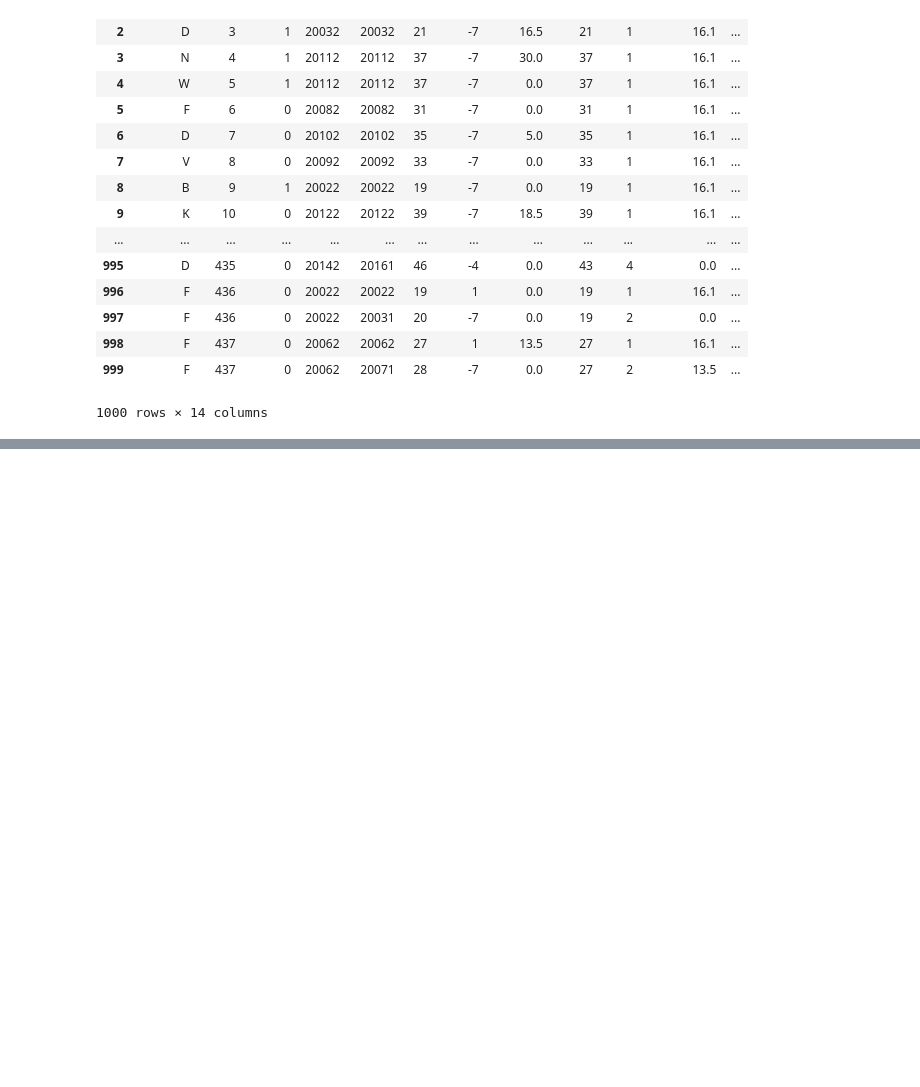
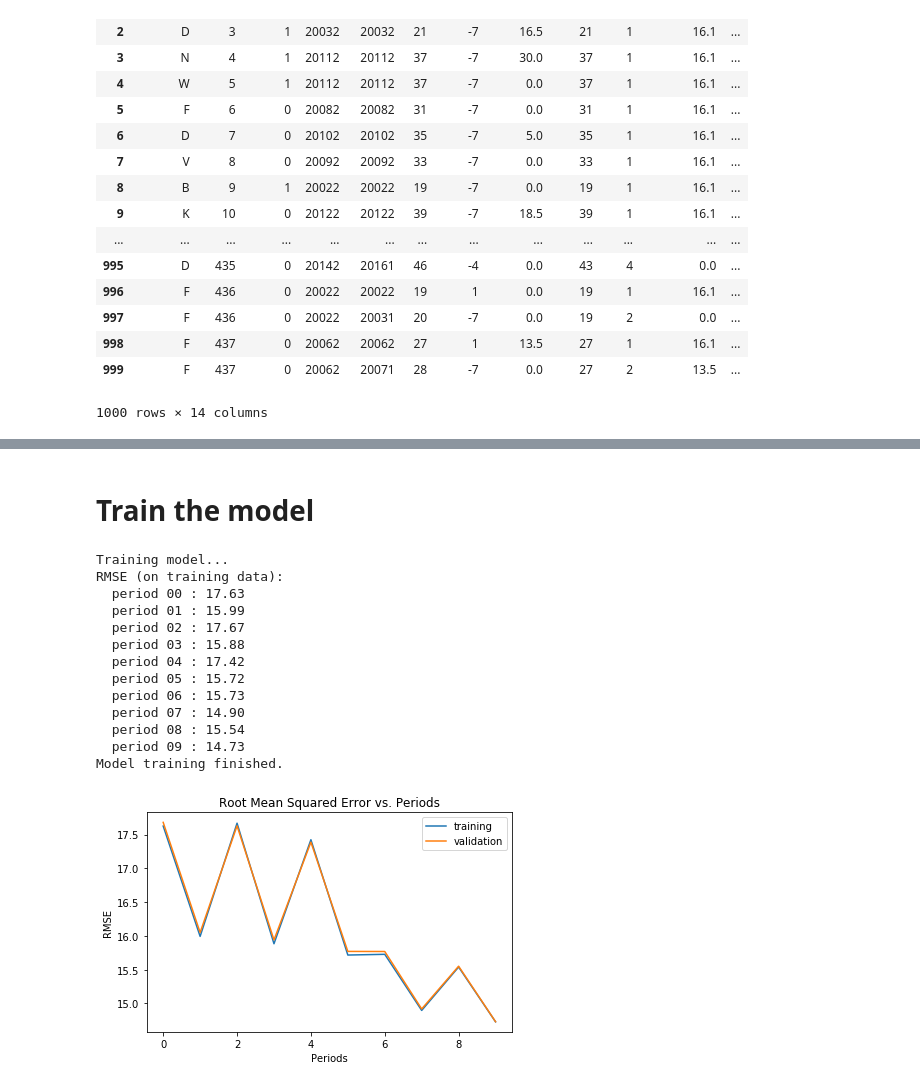
Before and after one commit to filipvitez/Matmod_prediktera_examen, a Jupyter notebook: Multiple_features_tensorflow.ipynb, the cells around one changed output, grey strips where cells are left out. Saved outputs shown, nothing was run; the diff lists cells and outputs as text; code cells hidden in the pictures; blank space fills up the shorter version.

Commit message:
adding the NN-model

```diff
--- a/Multiple_features_tensorflow.ipynb
+++ b/Multiple_features_tensorflow.ipynb
@@ -143,0 +261,2 @@ semesters.head(1000)
+# %% [markdown]
+# Train the model
@@ -143,0 +274,28 @@ semesters.head(1000)
+# %%
+def my_input_fn(features, targets, batch_size=1, shuffle=True, num_epochs=None):
+    """Trains a linear regression model.
+
+    Args:
+      features: pandas DataFrame of features
+      targets: pandas DataFrame of targets
+      batch_size: Size of batches to be passed to the model
+      shuffle: True or False. Whether to shuffle the data.
+      num_epochs: Number of epochs for which data should be repeated. None = repeat indefinitely
+    Returns:
+      Tuple of (features, labels) for next data batch
+    """
+
+    # Convert pandas data into a dict of np arrays.
+    features = {key:np.array(value) for key,value in dict(features).items()}
+
+    # Construct a dataset, and configure batching/repeating.
+    ds = Dataset.from_tensor_slices((features,targets)) # warning: 2GB limit
+    ds = ds.batch(batch_size).repeat(num_epochs)
+
+    # Shuffle the data, if specified.
+    if shuffle:
+      ds = ds.shuffle(10000)
+
+    # Return the next batch of data.
+    features, labels = ds.make_one_shot_iterator().get_next()
+    return features, labels
@@ -143,0 +400,24 @@ semesters.head(1000)
+# %%
+_ = train_model(
+    learning_rate=0.01,
+    steps=5,
+    batch_size=5,
+    training_examples=training_examples,
+    training_targets=training_targets,
+    validation_examples=validation_examples,
+    validation_targets=validation_targets)
+# %% [output]
+Training model...
+RMSE (on training data):
+  period 00 : 17.63
+  period 01 : 15.99
+  period 02 : 17.67
+  period 03 : 15.88
+  period 04 : 17.42
+  period 05 : 15.72
+  period 06 : 15.73
+  period 07 : 14.90
+  period 08 : 15.54
+  period 09 : 14.73
+Model training finished.
+[figure, added]
```
Also changed, not shown: parts of 8 cells of this notebook.
